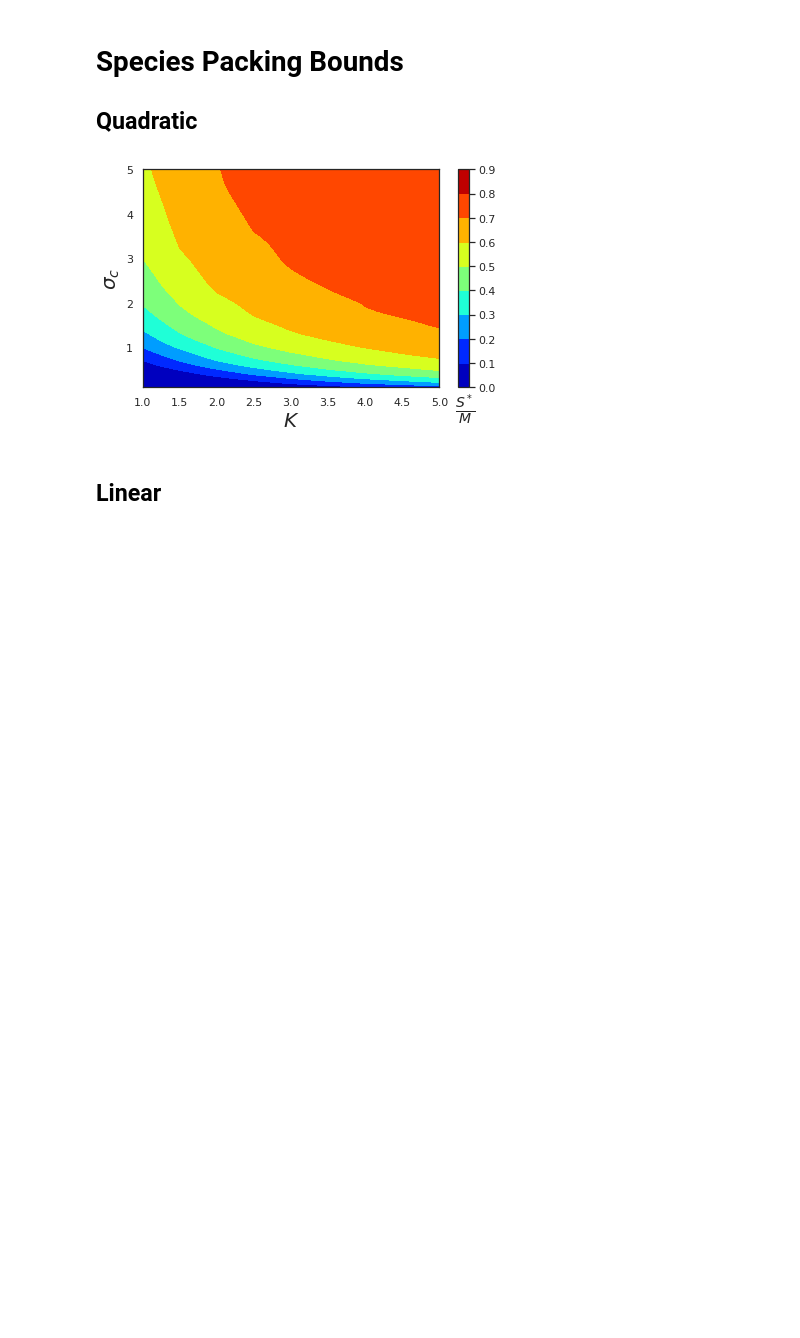
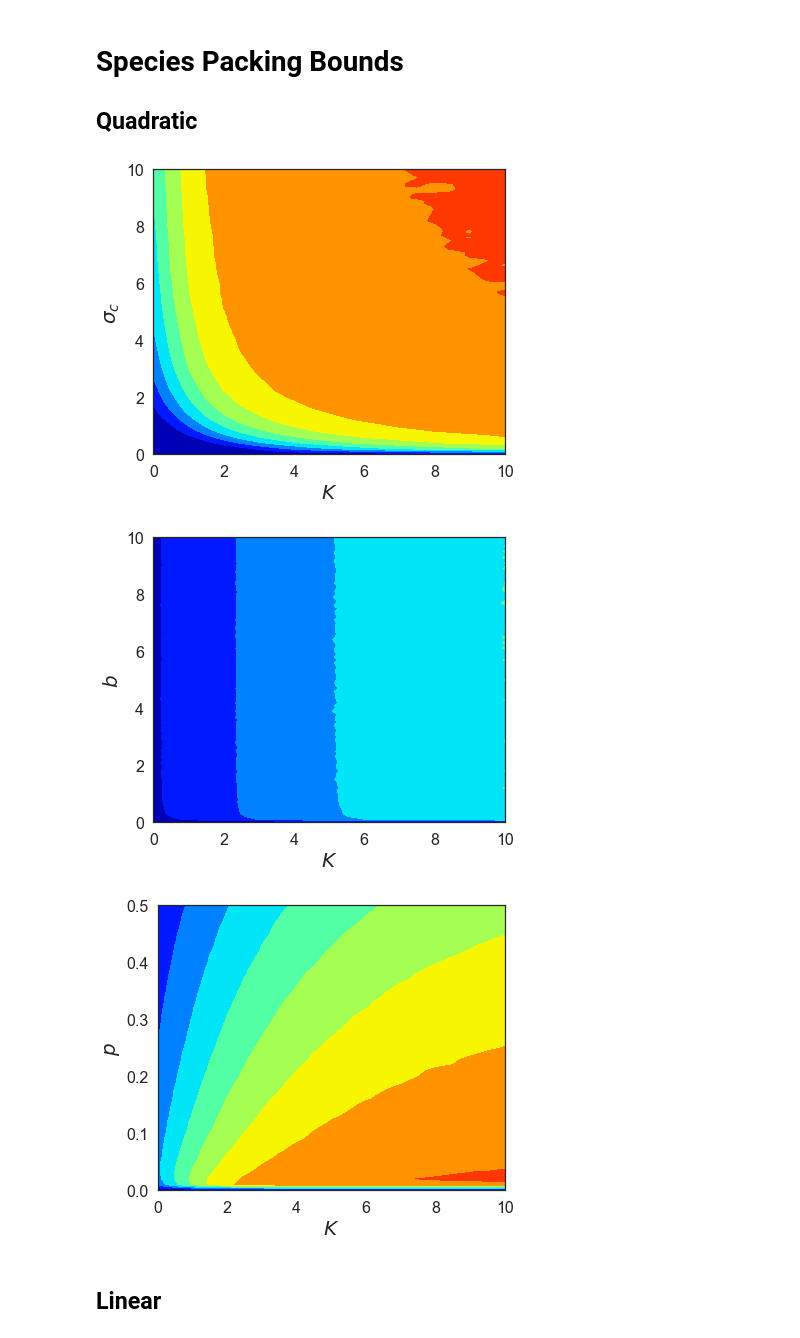
Before and after one commit to Emergent-Behaviors-in-Biology/species-packing-bound, a Jupyter notebook: Plot_paper.ipynb, the cells around one changed output. Drawn from its saved outputs; the diff is of its cells as text; code cells hidden in the pictures; blank space fills up the shorter version.

```diff
--- a/Plot_paper.ipynb
+++ b/Plot_paper.ipynb
@@ -174,14 +192,17 @@ ax12 = fig.add_subplot(gs[:3, 1])
 ax22 = fig.add_subplot(gs[3:, 1])
 axs=[ax11 ,ax21,ax31,ax12, ax22]
 Y1=['phi_N', 'mean_N', 'mean_R', 'q_N', 'q_R']
+Y1_error=['phi_N_bar', 'mean_N_bar', 'mean_R_bar', 'q_N_bar', 'q_R_bar']
 Y2=['phiN', 'N', 'R', 'qN', 'qR']
 Labels=[r'$\phi_N$', '$<N>$', '$<R>$',r'$<N^2>$',r'$<R^2>$']
 for i in range(5):
     ax=axs[i]
     ax.tick_params(axis='both', which='major', labelsize=16)
-    ax.plot(data0['epsilon'], data0[Y1[i]],label='Simulations',linestyle='--',linewidth=3,c=tableau20[0])
-    ax.plot(data1['Mu']/S, data1[Y2[i]],linestyle='-',label='Cavity: $0^{th}$',linewidth=3,c=tableau20[6])
-    ax.plot(data2['Mu']/S, data2[Y2[i]],linestyle='-.',label='Cavity: $1^{st}$',linewidth=3,c=tableau20[6])
+    indices=np.arange(0,len(data0['epsilon']),1)
+    ax.errorbar(np.asarray(data0['epsilon'])[indices], np.asarray(data0[Y1[i]])[indices], yerr=np.asarray(data0[Y1_error[i]])[indices], label='Simulations', fmt='o-',ecolor='b',c='b',linewidth=2)
+    #ax.plot(data0['epsilon'], data0[Y1[i]],label='Simulations',linestyle='--',linewidth=3,c=tableau20[0])
+    ax.plot(data1['Mu']/S, data1[Y2[i]],linestyle='-',label='Cavity: without backreaction',linewidth=3,c=tableau20[6])
+    ax.plot(data2['Mu']/S, data2[Y2[i]],linestyle='-.',label='Cavity: with backreaction',linewidth=3,c=tableau20[6])
     ax.set_xlabel(r'$p$',fontsize=fontsize)
     ax.set_ylabel(Labels[i],fontsize=16)
     ax.set_xlim(0.01,0.2)
@@ -190,7 +211,7 @@ for i in range(5):
     if i==4: ax.set_ylim(0.,0.8)
     if i==3:
         ax.set_ylim(0.,23)
-        ax.legend(fontsize=20,loc='upper left')
+        ax.legend(fontsize=16,loc='upper left')
 fig.tight_layout()
 fig_name='Cavity_simulations_binomial.pdf'
 fig.savefig(fig_name, dpi=300,bbox_inches='tight',transparent='True')
@@ -200,30 +221,42 @@ fig.savefig(fig_name, dpi=300,bbox_inches='tight',transparent='True')
 # Species Packing Bounds
 ## Quadratic
 # %%
-file_name='Data/Community_gaussian_null_quadratic_CVXOPT_linear_map.csv'
-data=pd.read_csv(file_name)
-X=data['K']
-Y=data['epsilon']
-Z=data['Survive']/100
-Points=np.zeros((len(X),2))
-Points[:,0]=X
-Points[:,1]=Y
-fontsize=20
-methods = ['linear','cubic']
-grid_x, grid_y = np.meshgrid(np.arange(1, 5.1, 0.5), np.arange(0.1, 5.1, 0.1))
-zi = griddata((X, Y), Z, (grid_x, grid_y), method='cubic')
-fig, ax = plt.subplots()
-v = np.linspace(0, 1.0, 10, endpoint=False)
-cs = ax.contourf(grid_x, grid_y, zi,levels=v,cmap='jet')
-cbar = fig.colorbar(cs,ticks=v)
-#ax.set_xscale("log")
-#ax.set_yscale("log")
-ax.set_ylabel(r'$\sigma_c$',fontsize=fontsize)
-ax.set_xlabel(r'$K$',rotation=0,fontsize=fontsize)
-cbar.set_label(r'$\frac{S^*}{M}$', labelpad=-30, y=-0.02, rotation=0,fontsize=fontsize)
-fig.tight_layout()
-fig.savefig('Ksigc_qu.pdf',dpi=300)
+for noise in ['gaussian', 'uniform', 'binomial']:
+    file_name='Data/Community_'+noise+'_null_quadratic_CVXOPT_linear_map.csv'
+    data=pd.read_csv(file_name)
+    X=data['K']
+    Y=data['epsilon']
+    Z=data['Survive']/100
+    Points=np.zeros((len(X),2))
+    Points[:,0]=X
+    Points[:,1]=Y
+    fontsize=20
+    methods = ['linear','cubic']
+    fig, ax = plt.subplots(figsize=(6, 5))
+    ax.tick_params(axis='both', which='major', labelsize=16)
+    if noise== 'gaussian':
+        grid_x, grid_y = np.meshgrid(np.arange(0., 10.1, 0.5), np.arange(0., 10.1, 0.1))
+        ax.set_ylabel(r'$\sigma_c$',fontsize=fontsize)
+    elif noise== 'uniform':
+        grid_x, grid_y = np.meshgrid(np.arange(0., 10.1, 0.5), np.arange(0., 10.1, 0.1))
+        ax.set_ylabel(r'$b$',fontsize=fontsize)
+    elif noise== 'binomial':
+        ax.set_ylabel(r'$p$',fontsize=fontsize)
+        grid_x, grid_y = np.meshgrid(np.arange(0., 10.1, 0.5), np.arange(0., 0.51, 0.01))
+    zi = griddata((X, Y), Z, (grid_x, grid_y), method='linear')
+    v = np.linspace(0, 1.1, 11, endpoint=False)
+    cs = ax.contourf(grid_x, grid_y, zi,levels=v,cmap='jet')
+    #cbar = fig.colorbar(cs,ticks=v)
+    #ax.set_xscale("log")
+    #ax.set_yscale("log")
+    ax.set_xlabel(r'$K$',rotation=0,fontsize=fontsize)
+    cbar.set_label(r'$\frac{S^*}{M}$', labelpad=-30, y=-0.02, rotation=0,fontsize=fontsize)
+    fig.tight_layout()
+    file='Ksigc_'+noise+'_qu.pdf'
+    fig.savefig(file,dpi=300)
 # %% [output]
-[figure, old version]
+[figure, new version]
+[figure, added]
+[figure, added]
 # %% [markdown]
 ## Linear
```
Also changed, not shown: parts of 11 cells of this notebook, 8 other files.
